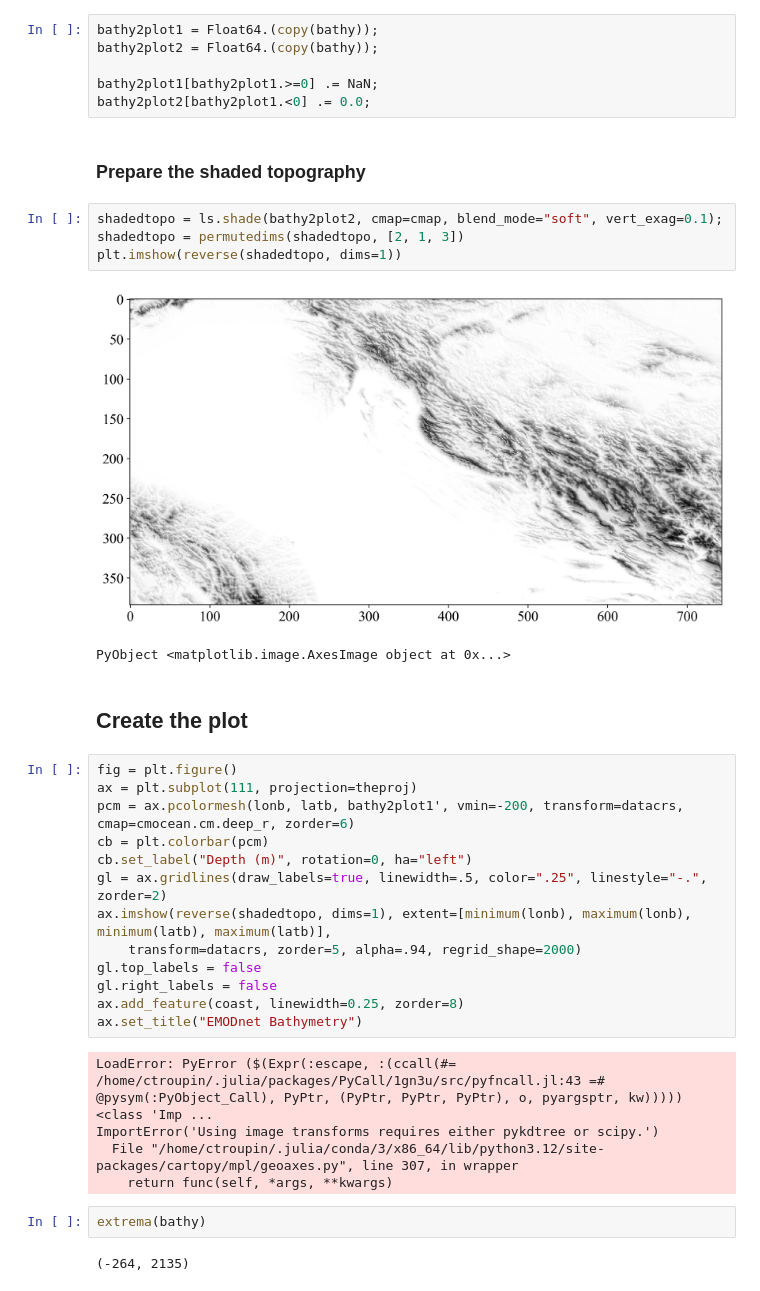
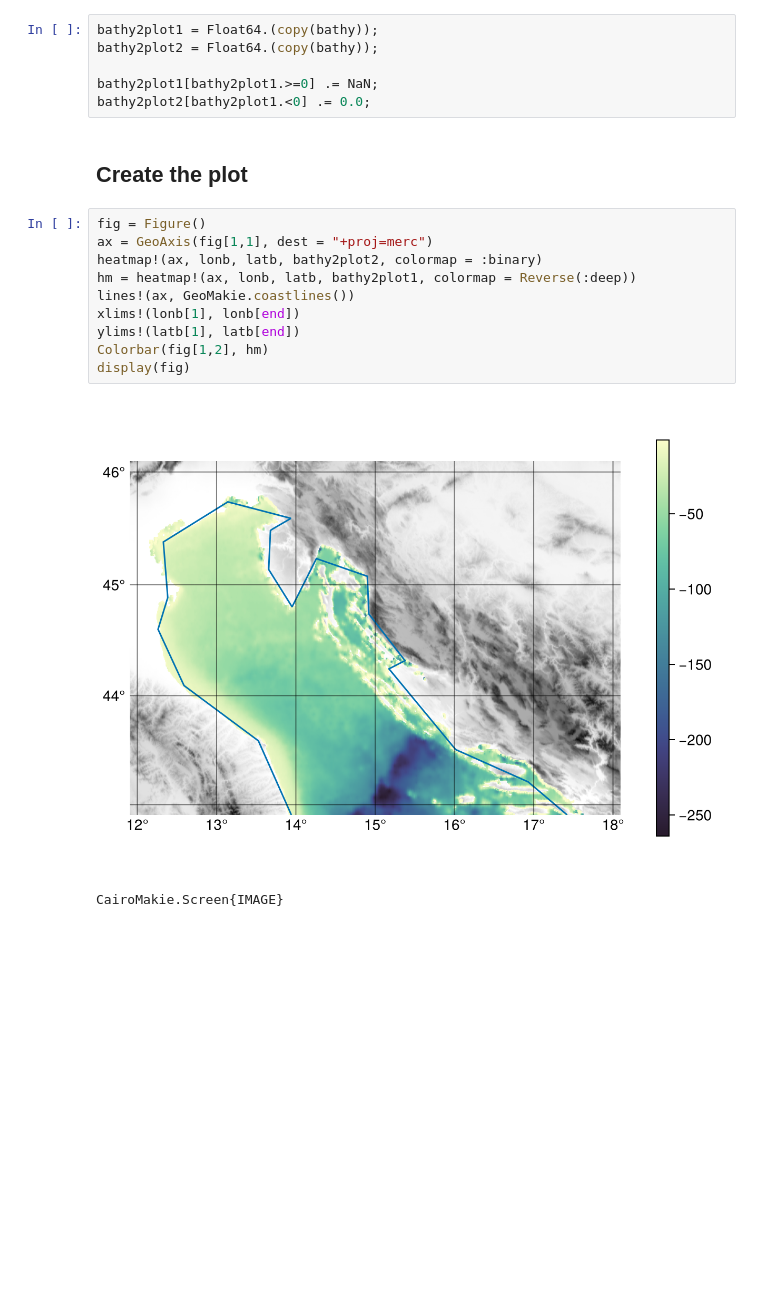
Before and after one commit to gher-uliege/DIVAnd-FAIR-EASE, a Jupyter notebook: src/plot_bathymetry.ipynb, the cells around one changed output. Cells and saved outputs as stored; diff of their text form; blank space fills up the shorter version.

```diff
--- a/src/plot_bathymetry.ipynb
+++ b/src/plot_bathymetry.ipynb
@@ -73,36 +20,18 @@ bathy2plot2 = Float64.(copy(bathy));
 
 bathy2plot1[bathy2plot1.>=0] .= NaN;
 bathy2plot2[bathy2plot1.<0] .= 0.0;
-# %% [markdown]
-### Prepare the shaded topography
-# %%
-shadedtopo = ls.shade(bathy2plot2, cmap=cmap, blend_mode="soft", vert_exag=0.1);
-shadedtopo = permutedims(shadedtopo, [2, 1, 3])
-plt.imshow(reverse(shadedtopo, dims=1))
-# %% [output]
-[figure, removed]
-PyObject <matplotlib.image.AxesImage object at 0x...>
 # %% [markdown]
 ## Create the plot
-# %%
-fig = plt.figure()
-ax = plt.subplot(111, projection=theproj)
-pcm = ax.pcolormesh(lonb, latb, bathy2plot1', vmin=-200, transform=datacrs, cmap=cmocean.cm.deep_r, zorder=6)
-cb = plt.colorbar(pcm)
-cb.set_label("Depth (m)", rotation=0, ha="left")
-gl = ax.gridlines(draw_labels=true, linewidth=.5, color=".25", linestyle="-.", zorder=2)
-ax.imshow(reverse(shadedtopo, dims=1), extent=[minimum(lonb), maximum(lonb), minimum(latb), maximum(latb)],
-    transform=datacrs, zorder=5, alpha=.94, regrid_shape=2000)
-gl.top_labels = false
-gl.right_labels = false
-ax.add_feature(coast, linewidth=0.25, zorder=8)
-ax.set_title("EMODnet Bathymetry")
-# %% [output]
-LoadError: PyError ($(Expr(:escape, :(ccall(#= /home/ctroupin/.julia/packages/PyCall/1gn3u/src/pyfncall.jl:43 =# @pysym(:PyObject_Call), PyPtr, (PyPtr, PyPtr, PyPtr), o, pyargsptr, kw))))) <class 'Imp ...
-ImportError('Using image transforms requires either pykdtree or scipy.')
-  File "/home/ctroupin/.julia/conda/3/x86_64/lib/python3.12/site-packages/cartopy/mpl/geoaxes.py", line 307, in wrapper
-    return func(self, *args, **kwargs)
-# %%
-extrema(bathy)
-# %% [output]
-(-264, 2135)
+# %%
+fig = Figure()
+ax = GeoAxis(fig[1,1], dest = "+proj=merc")
+heatmap!(ax, lonb, latb, bathy2plot2, colormap = :binary)
+hm = heatmap!(ax, lonb, latb, bathy2plot1, colormap = Reverse(:deep))
+lines!(ax, GeoMakie.coastlines())
+xlims!(lonb[1], lonb[end])
+ylims!(latb[1], latb[end])
+Colorbar(fig[1,2], hm)
+display(fig)
+# %% [output]
+[figure, added]
+CairoMakie.Screen{IMAGE}
```
Also changed, not shown: parts of 7 cells of this notebook, 2 other files.
